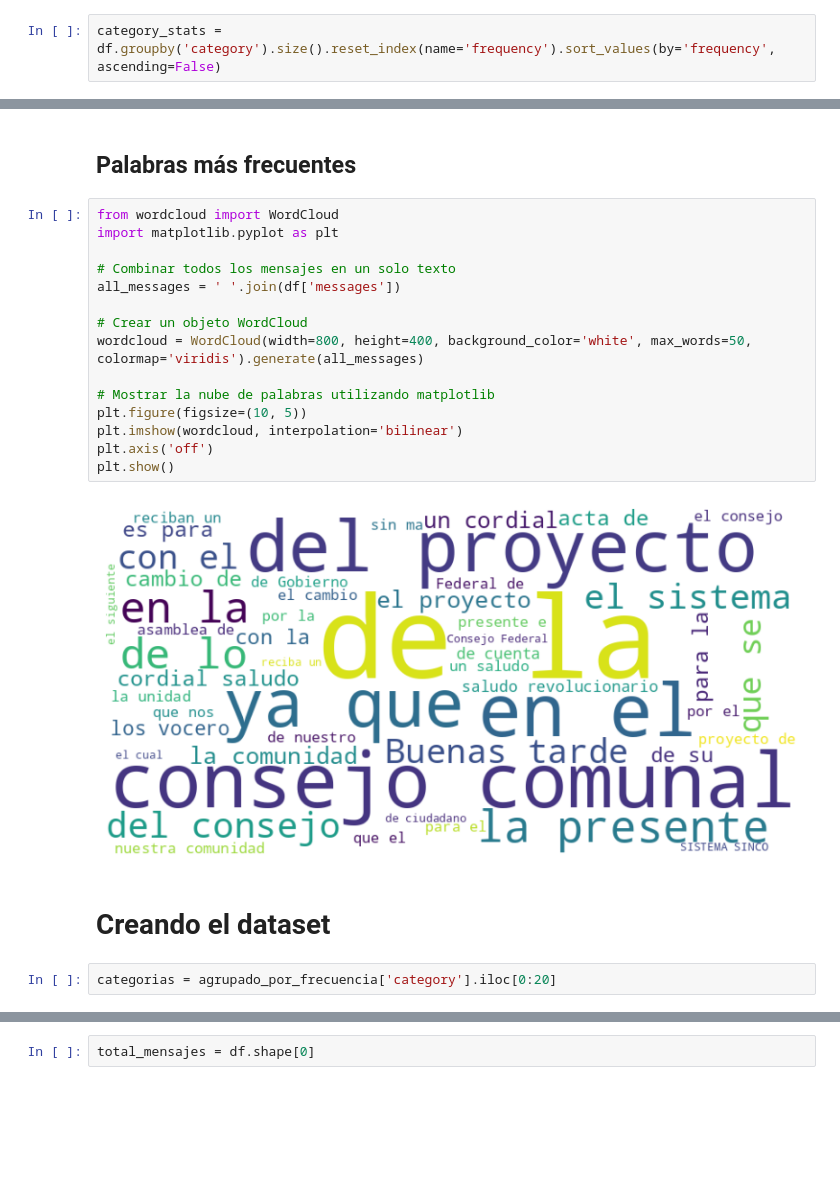
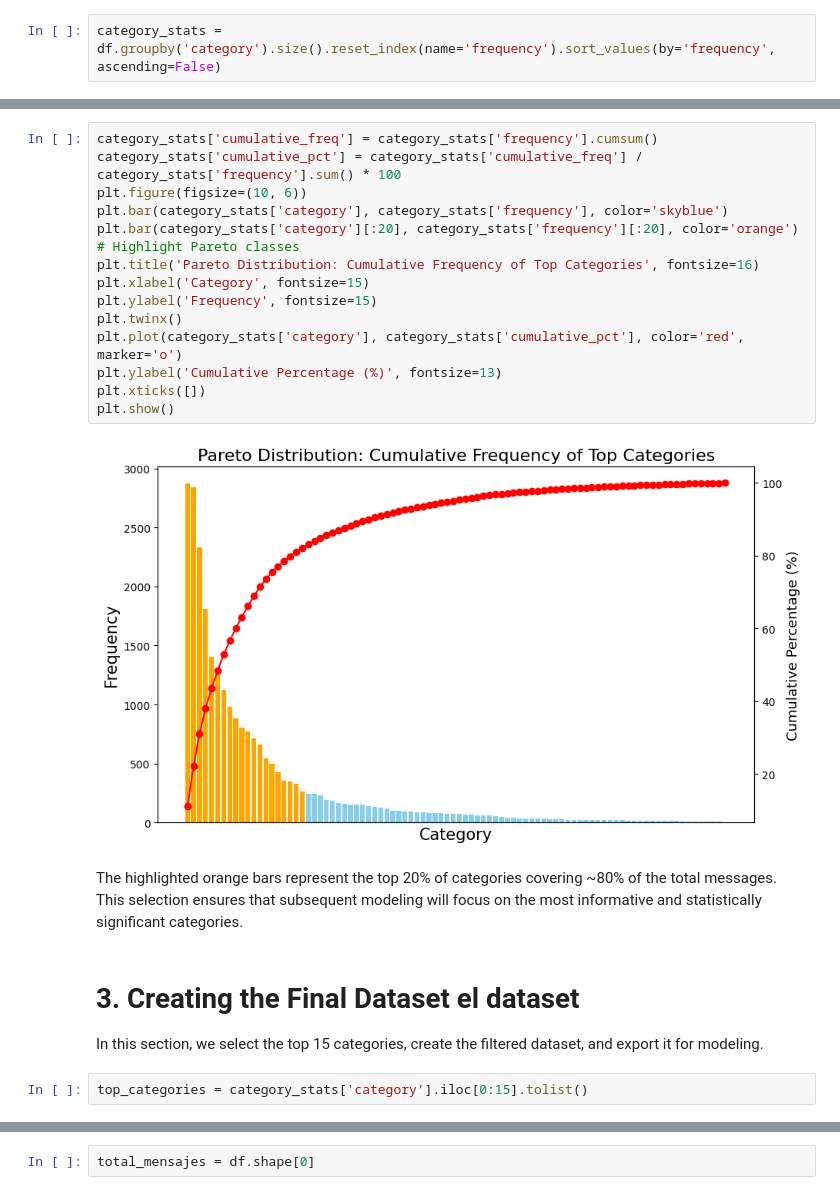
Before and after one commit to Margy-Garzon/FineTuning_Bert, a Jupyter notebook: 2_analisis_exploratorio_datos.ipynb, the cells around one changed output, grey strips where cells are left out. Drawn from its saved outputs; the diff is of its cells as text; blank space fills up the shorter version.

```diff
--- a/2_analisis_exploratorio_datos.ipynb
+++ b/2_analisis_exploratorio_datos.ipynb
@@ -183,23 +129,23 @@ plt.show()
-# %% [markdown]
-## Palabras más frecuentes
-# %%
-from wordcloud import WordCloud
-import matplotlib.pyplot as plt
-
-# Combinar todos los mensajes en un solo texto
-all_messages = ' '.join(df['messages'])
-
-# Crear un objeto WordCloud
-wordcloud = WordCloud(width=800, height=400, background_color='white', max_words=50, colormap='viridis').generate(all_messages)
-
-# Mostrar la nube de palabras utilizando matplotlib
-plt.figure(figsize=(10, 5))
-plt.imshow(wordcloud, interpolation='bilinear')
-plt.axis('off')
-plt.show()
-# %% [output]
-[figure, removed]
-# %% [markdown]
-# Creando el dataset
+# %%
+category_stats['cumulative_freq'] = category_stats['frequency'].cumsum()
+category_stats['cumulative_pct'] = category_stats['cumulative_freq'] / category_stats['frequency'].sum() * 100
+plt.figure(figsize=(10, 6))
+plt.bar(category_stats['category'], category_stats['frequency'], color='skyblue')
+plt.bar(category_stats['category'][:20], category_stats['frequency'][:20], color='orange')  # Highlight Pareto classes
+plt.title('Pareto Distribution: Cumulative Frequency of Top Categories', fontsize=16)
+plt.xlabel('Category', fontsize=15)
+plt.ylabel('Frequency', fontsize=15)
+plt.twinx()
+plt.plot(category_stats['category'], category_stats['cumulative_pct'], color='red', marker='o')
+plt.ylabel('Cumulative Percentage (%)', fontsize=13)
+plt.xticks([])
+plt.show()
+# %% [output]
+[figure, added]
+# %% [markdown]
+The highlighted orange bars represent the top 20% of categories covering ~80% of the total messages. This selection ensures that subsequent modeling will focus on the most informative and statistically significant categories.
+# %% [markdown]
+# 3. Creating the Final Dataset el dataset
+In this section, we select the top 15 categories, create the filtered dataset, and export it for modeling.
 # %%
-categorias = agrupado_por_frecuencia['category'].iloc[0:20]
+top_categories = category_stats['category'].iloc[0:15].tolist()
```
Also changed, not shown: parts of 7 cells of this notebook, 1 other file.
